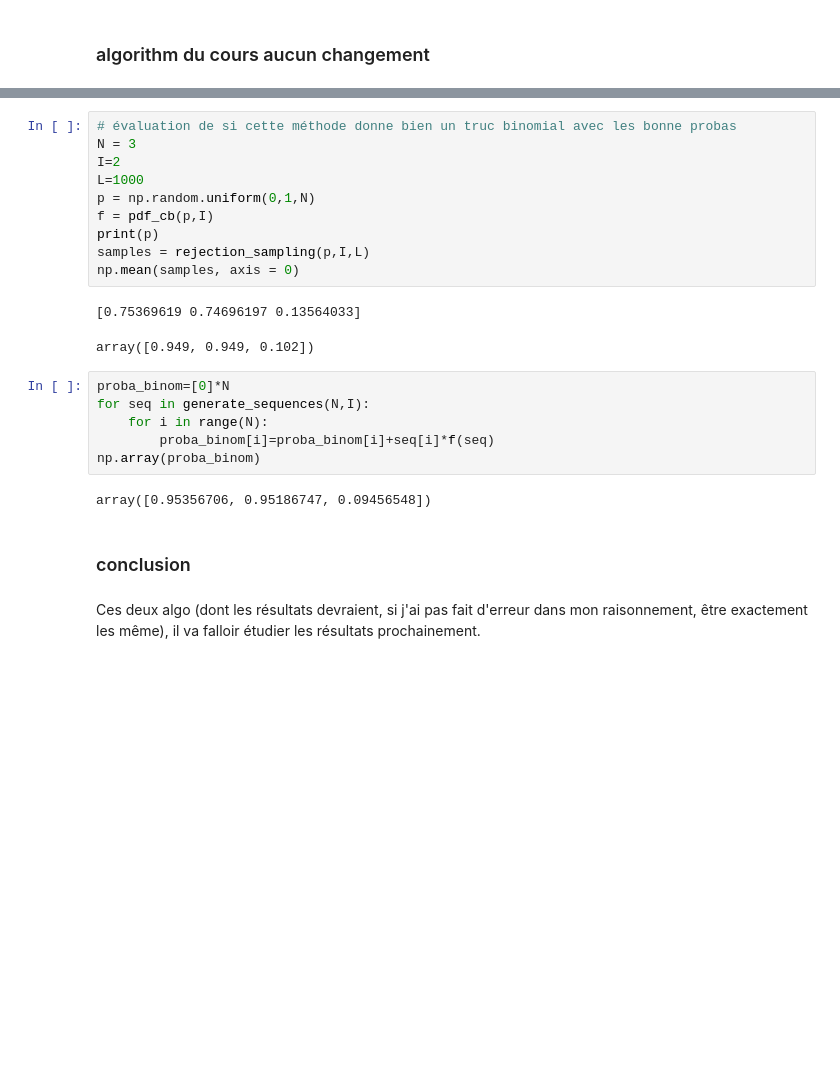
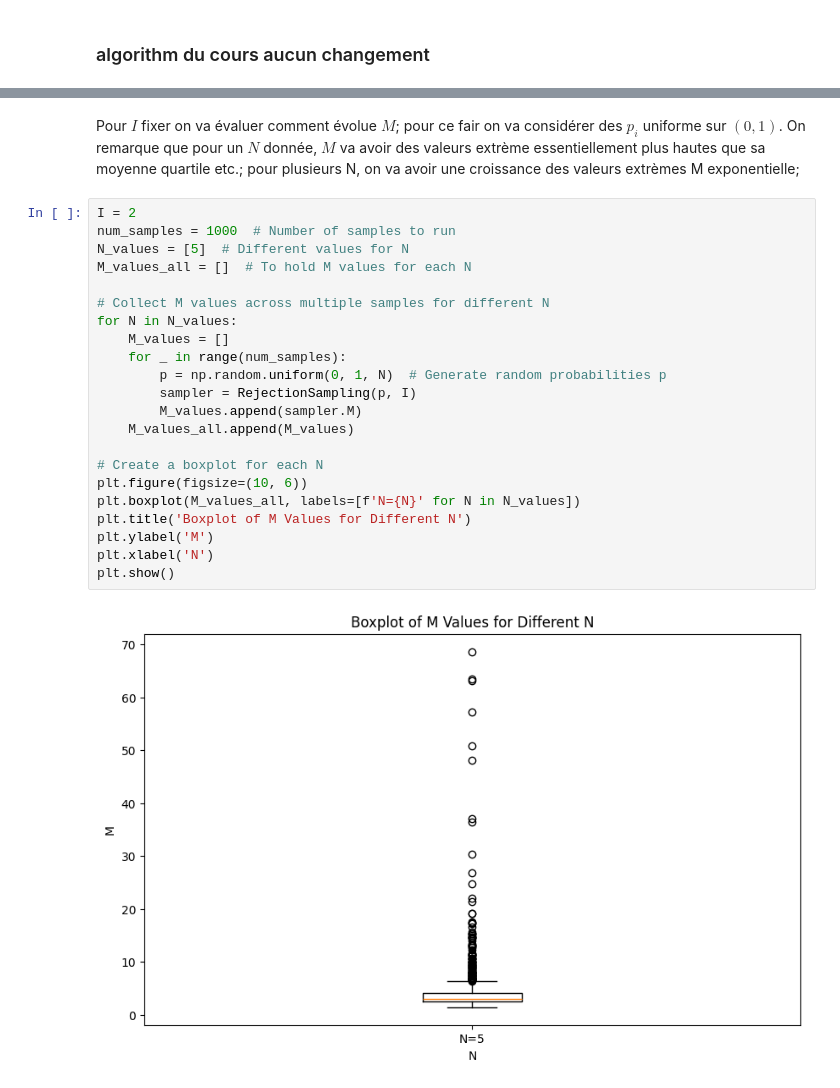
Before and after one commit to teiki-h/cond_bernoulli, a Jupyter notebook: main.ipynb, the cells around one changed output, grey strips where cells are left out. Cells and saved outputs as stored; diff of their text form; blank space fills up the shorter version.

```diff
--- a/main.ipynb
+++ b/main.ipynb
@@ -220,25 +150,26 @@ def rejection_sampling(p,I,L):
-# %%
-# évaluation de si cette méthode donne bien un truc binomial avec les bonne probas
-N = 3
-I=2
-L=1000
-p = np.random.uniform(0,1,N)
-f = pdf_cb(p,I)
-print(p)
-samples = rejection_sampling(p,I,L)
-np.mean(samples, axis = 0)
-# %% [output]
-[0.75369619 0.74696197 0.13564033]
-array([0.949, 0.949, 0.102])
-# %%
-proba_binom=[0]*N
-for seq in generate_sequences(N,I):
-    for i in range(N):
-        proba_binom[i]=proba_binom[i]+seq[i]*f(seq)
-np.array(proba_binom)
-# %% [output]
-array([0.95356706, 0.95186747, 0.09456548])
-# %% [markdown]
-### conclusion
-# %% [markdown]
-Ces deux algo (dont les résultats devraient, si j'ai pas fait d'erreur dans mon raisonnement, être exactement les même), il va falloir étudier les résultats prochainement.
+# %% [markdown]
+Pour $I$ fixer on va évaluer comment évolue $M$; pour ce fair on va considérer des $p_i$ uniforme sur $(0,1)$. On remarque que pour un $N$ donnée, $M$ va avoir des valeurs extrème essentiellement plus hautes que sa moyenne quartile etc.; pour plusieurs N, on va avoir une croissance des valeurs extrèmes M exponentielle;
+# %%
+I = 2
+num_samples = 1000  # Number of samples to run
+N_values = [5]  # Different values for N
+M_values_all = []  # To hold M values for each N
+
+# Collect M values across multiple samples for different N
+for N in N_values:
+    M_values = []
+    for _ in range(num_samples):
+        p = np.random.uniform(0, 1, N)  # Generate random probabilities p
+        sampler = RejectionSampling(p, I)
+        M_values.append(sampler.M)
+    M_values_all.append(M_values)
+
+# Create a boxplot for each N
+plt.figure(figsize=(10, 6))
+plt.boxplot(M_values_all, labels=[f'N={N}' for N in N_values])
+plt.title('Boxplot of M Values for Different N')
+plt.ylabel('M')
+plt.xlabel('N')
+plt.show()
+# %% [output]
+[figure, added]
```
Also changed, not shown: parts of 14 cells of this notebook.
